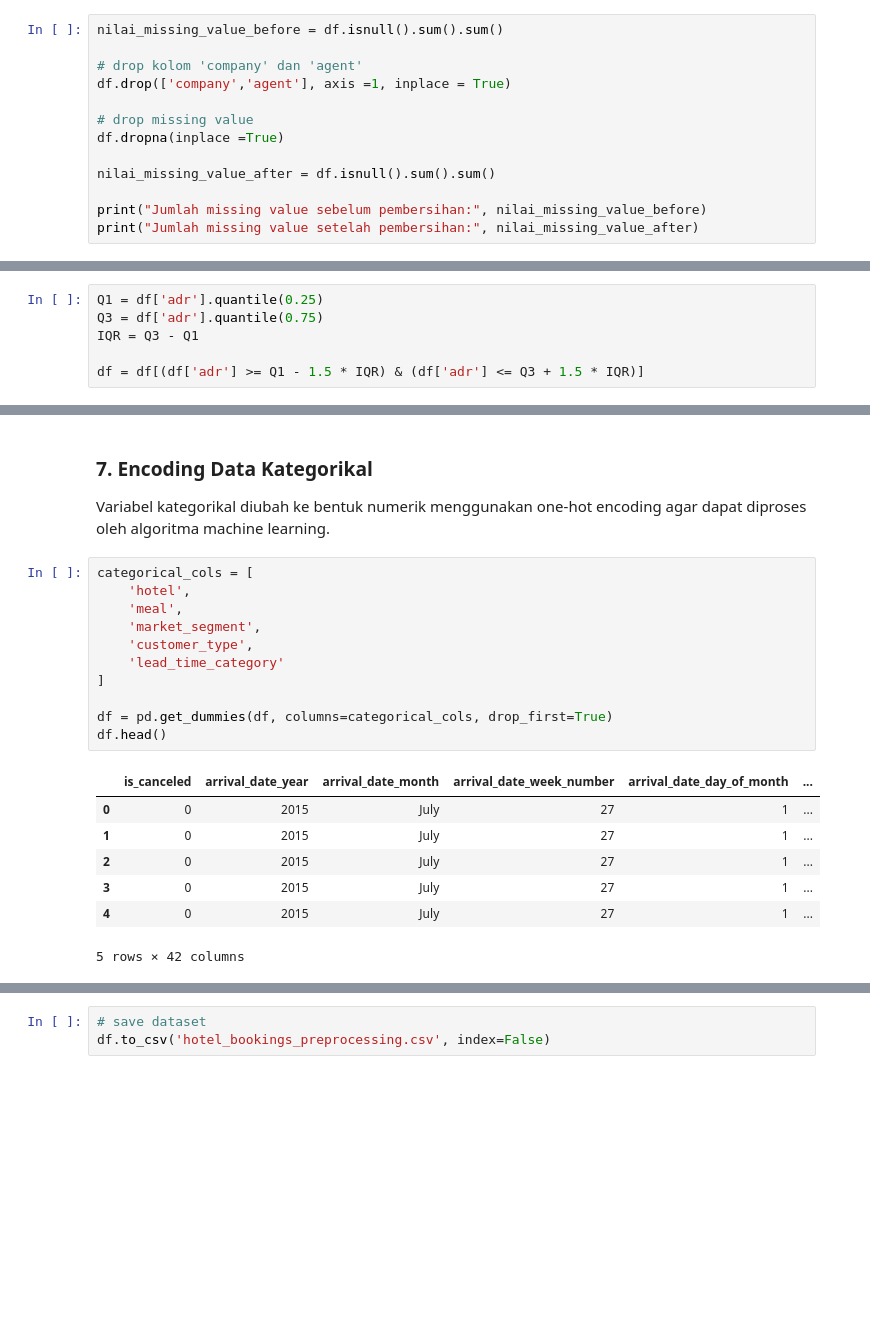
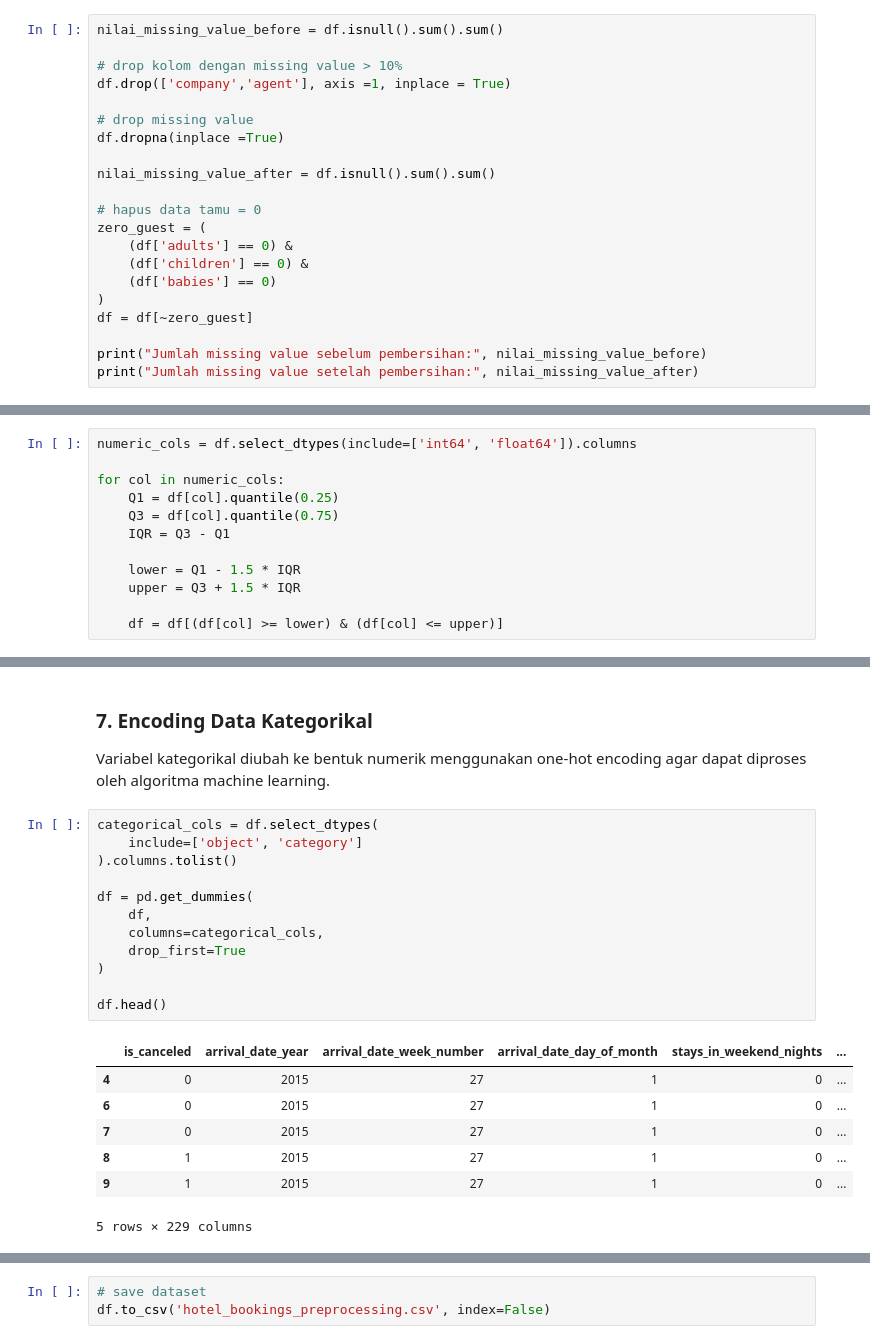
Before and after one commit to ffiyyeyyz/Eksperimen_SML_Luthfiyya-Nur-Rachmi, a Jupyter notebook: preprocessing/Eksperimen_Luthfiyya-Nur-Rachmi.ipynb, the cells around one changed output, grey strips where cells are left out. Cells and saved outputs as stored; diff of their text form; blank space fills up the shorter version.

Commit message:
encode fitur categorical

```diff
--- a/preprocessing/Eksperimen_Luthfiyya-Nur-Rachmi.ipynb
+++ b/preprocessing/Eksperimen_Luthfiyya-Nur-Rachmi.ipynb
@@ -384,7 +384,7 @@ missing_value.sort_values(by='Percentage Null Values', ascending=False)
 # %%
 nilai_missing_value_before = df.isnull().sum().sum()
 
-# drop kolom 'company' dan 'agent'
+# drop kolom dengan missing value > 10%
 df.drop(['company','agent'], axis =1, inplace = True)
 
 # drop missing value
@@ -392,6 +392,14 @@ df.dropna(inplace =True)
 
 nilai_missing_value_after = df.isnull().sum().sum()
 
+# hapus data tamu = 0
+zero_guest = (
+    (df['adults'] == 0) &
+    (df['children'] == 0) &
+    (df['babies'] == 0)
+)
+df = df[~zero_guest]
+
 print("Jumlah missing value sebelum pembersihan:", nilai_missing_value_before)
 print("Jumlah missing value setelah pembersihan:", nilai_missing_value_after)
 # %% [output]
@@ -451,6 +430,0 @@ Text(0.5, 0, 'ADR')
-# %%
-Q1 = df['adr'].quantile(0.25)
-Q3 = df['adr'].quantile(0.75)
-IQR = Q3 - Q1
-
-df = df[(df['adr'] >= Q1 - 1.5 * IQR) & (df['adr'] <= Q3 + 1.5 * IQR)]
@@ -484,0 +452,12 @@ Name: count, dtype: int64
+# %%
+numeric_cols = df.select_dtypes(include=['int64', 'float64']).columns
+
+for col in numeric_cols:
+    Q1 = df[col].quantile(0.25)
+    Q3 = df[col].quantile(0.75)
+    IQR = Q3 - Q1
+
+    lower = Q1 - 1.5 * IQR
+    upper = Q3 + 1.5 * IQR
+
+    df = df[(df[col] >= lower) & (df[col] <= upper)]
@@ -486,21 +475,22 @@ Name: count, dtype: int64
 ### **7. Encoding Data Kategorikal**
 Variabel kategorikal diubah ke bentuk numerik menggunakan one-hot encoding agar dapat diproses oleh algoritma machine learning.
 # %%
-categorical_cols = [
-    'hotel',
-    'meal',
-    'market_segment',
-    'customer_type',
-    'lead_time_category'
-]
+categorical_cols = df.select_dtypes(
+    include=['object', 'category']
+).columns.tolist()
 
-df = pd.get_dummies(df, columns=categorical_cols, drop_first=True)
+df = pd.get_dummies(
+    df,
+    columns=categorical_cols,
+    drop_first=True
+)
+
 df.head()
 # %% [output]
-|  | is_canceled | arrival_date_year | arrival_date_month | arrival_date_week_number | arrival_date_day_of_month | ... |
-| 0 | 0 | 2015 | July | 27 | 1 | ... |
-| 1 | 0 | 2015 | July | 27 | 1 | ... |
-| 2 | 0 | 2015 | July | 27 | 1 | ... |
-| 3 | 0 | 2015 | July | 27 | 1 | ... |
-| 4 | 0 | 2015 | July | 27 | 1 | ... |
+|  | is_canceled | arrival_date_year | arrival_date_week_number | arrival_date_day_of_month | stays_in_weekend_nights | ... |
+| 4 | 0 | 2015 | 27 | 1 | 0 | ... |
+| 6 | 0 | 2015 | 27 | 1 | 0 | ... |
+| 7 | 0 | 2015 | 27 | 1 | 0 | ... |
+| 8 | 1 | 2015 | 27 | 1 | 0 | ... |
+| 9 | 1 | 2015 | 27 | 1 | 0 | ... |
-5 rows × 42 columns
+5 rows × 229 columns
```
Also changed, not shown: parts of 12 cells of this notebook.
